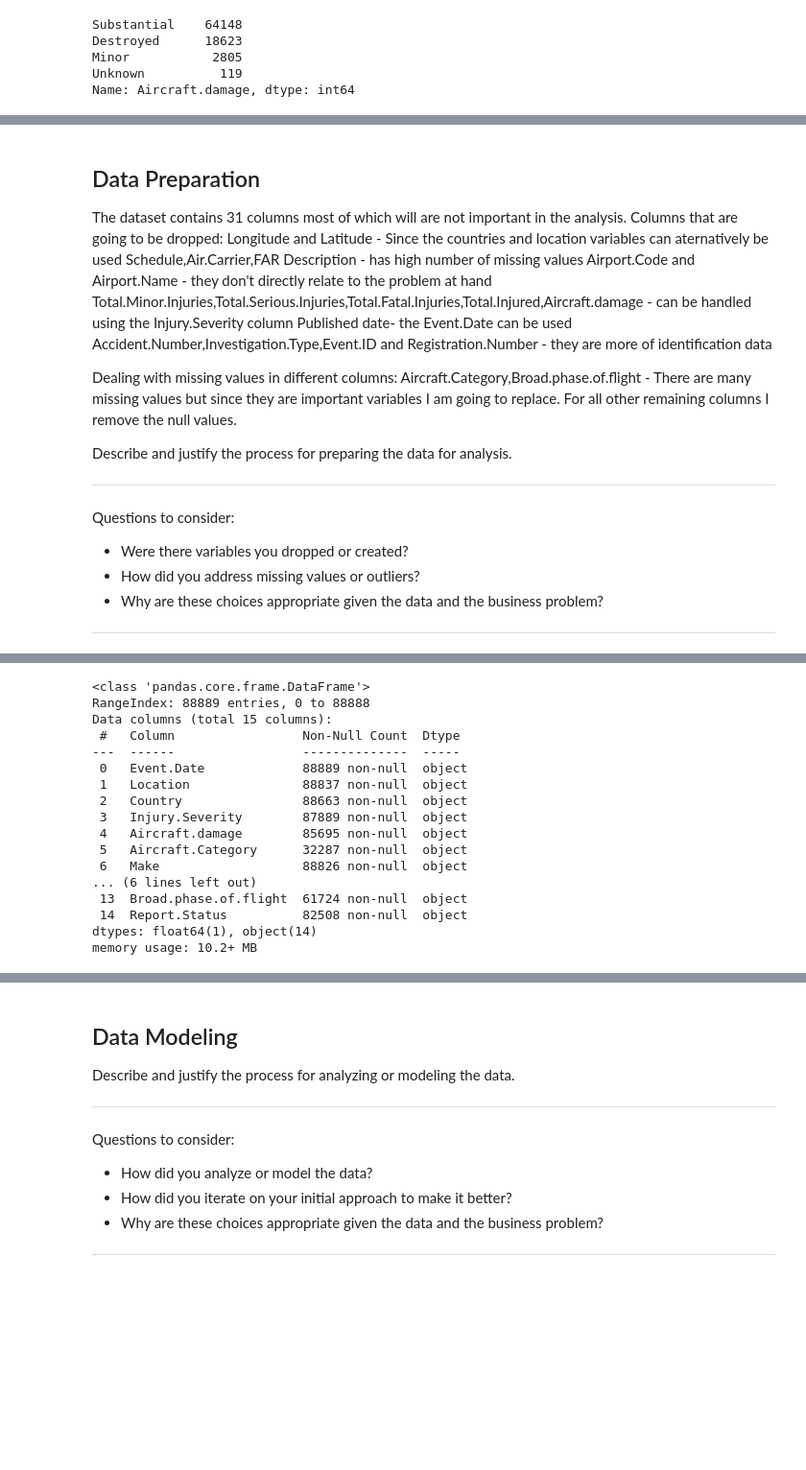
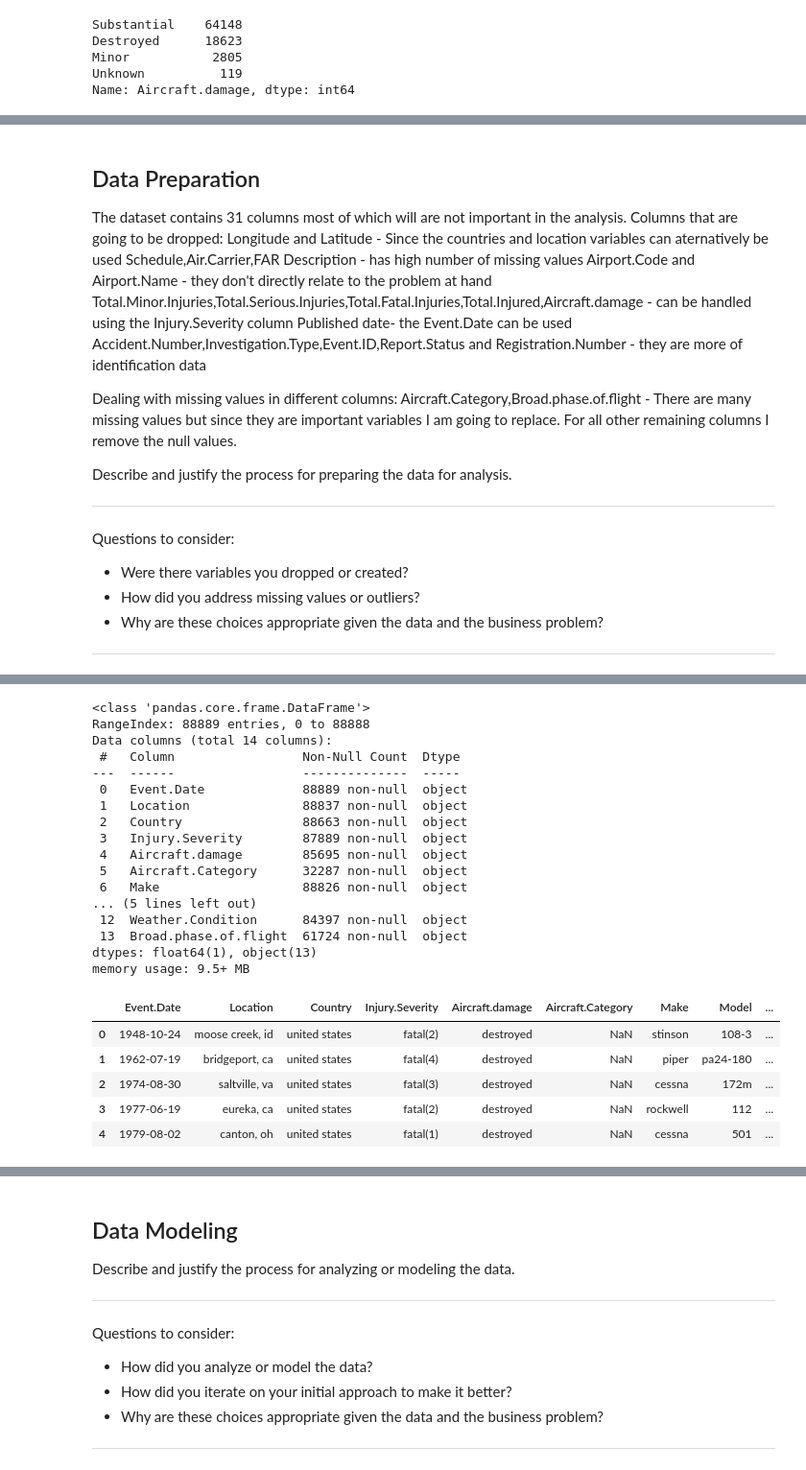
Before and after one commit to kkipkorir/Aviation-Risk-Evaluation, a Jupyter notebook: dsc-phase1-project-template.ipynb, the cells around one changed output, grey strips where cells are left out. Shown: that part at 96% size. Cells and saved outputs as stored; diff of their text form; code cells hidden in the pictures; blank space fills up the shorter version.

```diff
--- a/dsc-phase1-project-template.ipynb
+++ b/dsc-phase1-project-template.ipynb
@@ -254,7 +271,7 @@ Schedule,Air.Carrier,FAR Description - has high number of missing values
 Airport.Code and Airport.Name - they don't directly relate to the problem at hand
 Total.Minor.Injuries,Total.Serious.Injuries,Total.Fatal.Injuries,Total.Injured,Aircraft.damage - can be handled using the Injury.Severity column
 Published date- the Event.Date can be used
-Accident.Number,Investigation.Type,Event.ID and Registration.Number - they are more of identification data
+Accident.Number,Investigation.Type,Event.ID,Report.Status and Registration.Number - they are more of identification data
 
 Dealing with missing values in different columns:
 Aircraft.Category,Broad.phase.of.flight - There are many missing values but since they are important variables I am going to replace.
@@ -273,7 +290,7 @@ Questions to consider:
 #Cleaning the columns we will not use
 columns_to_drop = ['Longitude','Latitude','Airport.Name','Airport.Code','Total.Minor.Injuries','Total.Serious.Injuries',
                    'Total.Fatal.Injuries','Total.Uninjured','Schedule','Accident.Number','Investigation.Type','Event.Id' ,
-                   'Registration.Number','Publication.Date','Air.carrier','FAR.Description']
+                   'Registration.Number','Publication.Date','Air.carrier','FAR.Description','Report.Status']
 mod_aviation_df = orig_aviation_df.drop(columns_to_drop,axis=1)
 # %%
 mod_aviation_df.head(3)
@@ -287,7 +304,7 @@ mod_aviation_df.info()
 # %% [output]
 <class 'pandas.core.frame.DataFrame'>
 RangeIndex: 88889 entries, 0 to 88888
-Data columns (total 15 columns):
+Data columns (total 14 columns):
  #   Column                 Non-Null Count  Dtype
 ---  ------                 --------------  -----
  0   Event.Date             88889 non-null  object
@@ -297,10 +314,22 @@ Data columns (total 15 columns):
  4   Aircraft.damage        85695 non-null  object
  5   Aircraft.Category      32287 non-null  object
  6   Make                   88826 non-null  object
-... (6 lines left out)
+... (5 lines left out)
+ 12  Weather.Condition      84397 non-null  object
  13  Broad.phase.of.flight  61724 non-null  object
- 14  Report.Status          82508 non-null  object
-dtypes: float64(1), object(14)
-memory usage: 10.2+ MB
+dtypes: float64(1), object(13)
+memory usage: 9.5+ MB
+# %%
+#Remove white spaces and lowers the case for all string columns
+string_cols = mod_aviation_df.select_dtypes(include=["object"]).columns
+mod_aviation_df[string_cols] = mod_aviation_df[string_cols].apply(lambda x: x.str.strip().str.lower())
+mod_aviation_df.head()
+# %% [output]
+|  | Event.Date | Location | Country | Injury.Severity | Aircraft.damage | Aircraft.Category | Make | Model | ... |
+| 0 | 1948-10-24 | moose creek, id | united states | fatal(2) | destroyed | NaN | stinson | 108-3 | ... |
+| 1 | 1962-07-19 | bridgeport, ca | united states | fatal(4) | destroyed | NaN | piper | pa24-180 | ... |
+| 2 | 1974-08-30 | saltville, va | united states | fatal(3) | destroyed | NaN | cessna | 172m | ... |
+| 3 | 1977-06-19 | eureka, ca | united states | fatal(2) | destroyed | NaN | rockwell | 112 | ... |
+| 4 | 1979-08-02 | canton, oh | united states | fatal(1) | destroyed | NaN | cessna | 501 | ... |
 # %%
 #Replacing Null values in the Aircraft.Category And Broad.phase.of.flight
```
Also changed, not shown: parts of 28 cells of this notebook.
